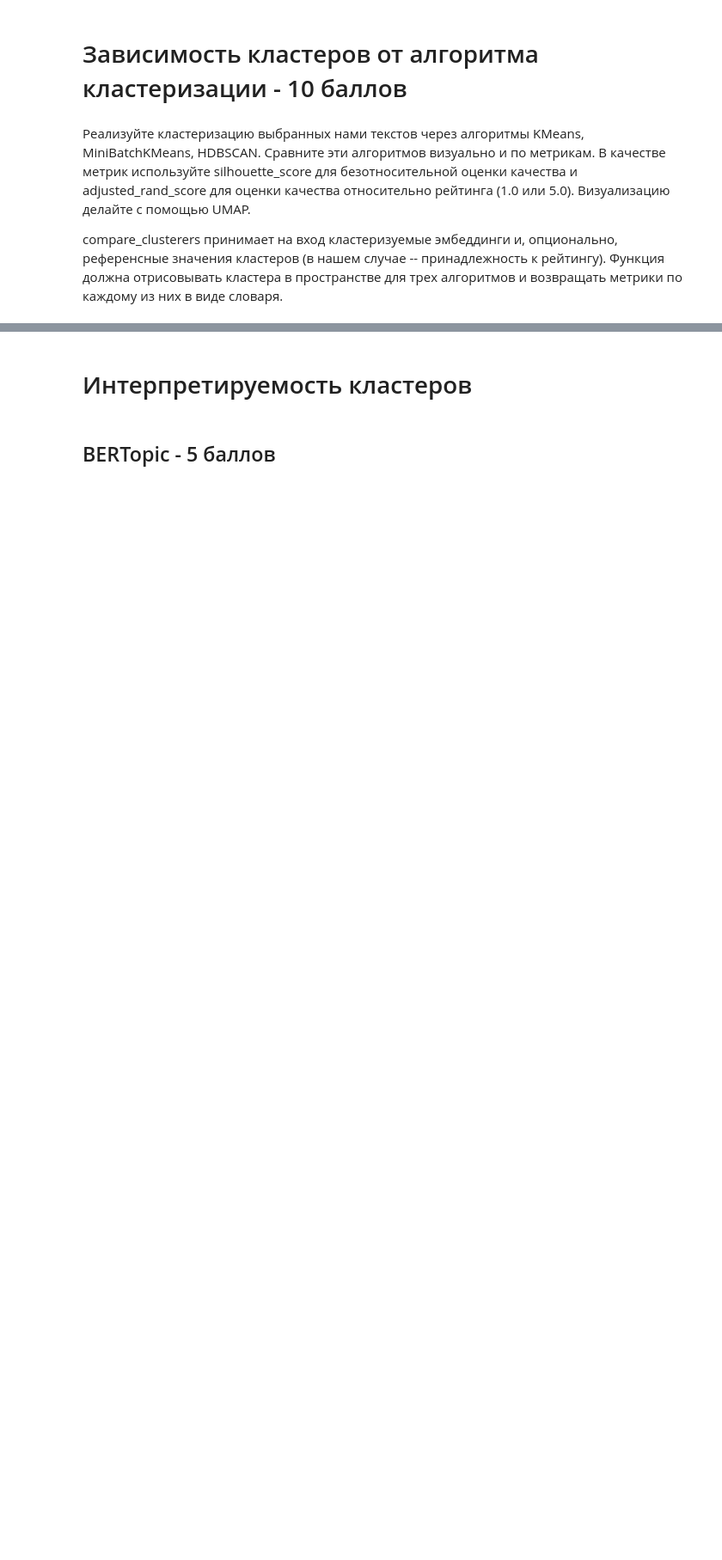
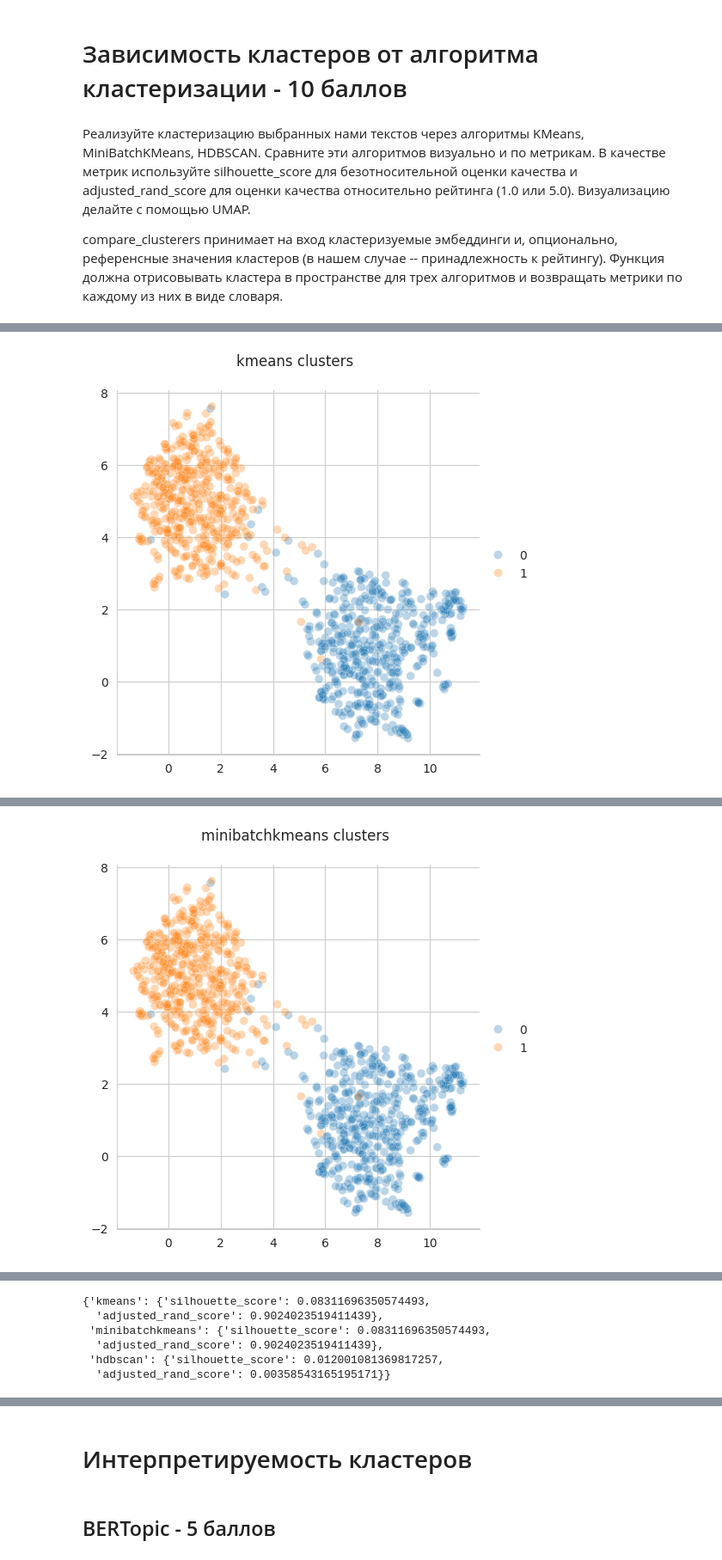
Before and after one commit to egor-kuzin/text-clusterization, a Jupyter notebook: LLMpro_hw3_Kuzin_Egor.ipynb, the cells around one changed output, grey strips where cells are left out. Shown at 86% size. Drawn from its saved outputs; the diff is of its cells as text; code cells hidden in the pictures; blank space fills up the shorter version.

Commit message:
added some results

```diff
--- a/LLMpro_hw3_Kuzin_Egor.ipynb
+++ b/LLMpro_hw3_Kuzin_Egor.ipynb
@@ -320,23 +308,3 @@ Notes:
 Реализуйте кластеризацию выбранных нами текстов через алгоритмы KMeans, MiniBatchKMeans, HDBSCAN. Сравните эти алгоритмов визуально и по метрикам. В качестве метрик используйте silhouette_score для безотносительной оценки качества и adjusted_rand_score для оценки качества относительно рейтинга (1.0 или 5.0). Визуализацию делайте с помощью UMAP.
 
 compare_clusterers принимает на вход кластеризуемые эмбеддинги и, опционально, референсные значения кластеров (в нашем случае -- принадлежность к рейтингу). Функция должна отрисовывать кластера в пространстве для трех алгоритмов и возвращать метрики по каждому из них в виде словаря.
-# %%
-from sklearn.cluster import KMeans, MiniBatchKMeans
-from sklearn.cluster import HDBSCAN
-from sklearn.metrics import silhouette_score, adjusted_rand_score
-import umap
-import matplotlib.pyplot as plt
-from tqdm.notebook import tqdm
-
-
-def compare_clusterers(embeddings, true_labels=None, n_clusters=5):
-    results = {}
-
-
-    # ---- Ваш код здесь ----
-    print("кластеризуем и тремя моделями и считаем метрики силуэт и ari")
-    # ---- Конец кода ----
-
-    plt.show()
-
-    return results
@@ -344,6 +374,22 @@ def compare_clusterers(embeddings, true_labels=None, n_clusters=5):
 # embeddings: np.array, shape = (n_samples, embedding_dim)
 # true_labels: list или np.array (опционально)
 
-true_labels = (cut_df["rating"] == 5.0).apply(int)
-results = compare_clusterers(good_embeds, true_labels=None, n_clusters=5)
+# good_embeds - берем наилучшие, т.е. от FRIDA
+true_labels = (cut_df["rating"] == 5.0).apply(int).to_numpy()
+results = compare_clusterers(
+    embs_frida,
+    true_labels=true_labels,
+    n_clusters=2,
+    reducer_kws={
+        "n_neighbors": 100,
+        "min_dist": 0.25,
+        "densmap": True,
+        "dens_lambda": 0.01,
+        "dens_frac": 0.01,
+        "set_op_mix_ratio": 0.1,
+        "n_jobs": 1,
+        "y": None,
+    },
+)
 results
+# %% [output]
@@ -349,0 +399 @@ results
+[figure, added]
@@ -349,0 +403 @@ results
+[figure, added]
@@ -349,0 +408,6 @@ results
+{'kmeans': {'silhouette_score': 0.08311696350574493,
+  'adjusted_rand_score': 0.9024023519411439},
+ 'minibatchkmeans': {'silhouette_score': 0.08311696350574493,
+  'adjusted_rand_score': 0.9024023519411439},
+ 'hdbscan': {'silhouette_score': 0.012001081369817257,
+  'adjusted_rand_score': 0.00358543165195171}}
```
Also changed, not shown: parts of 20 cells of this notebook.
